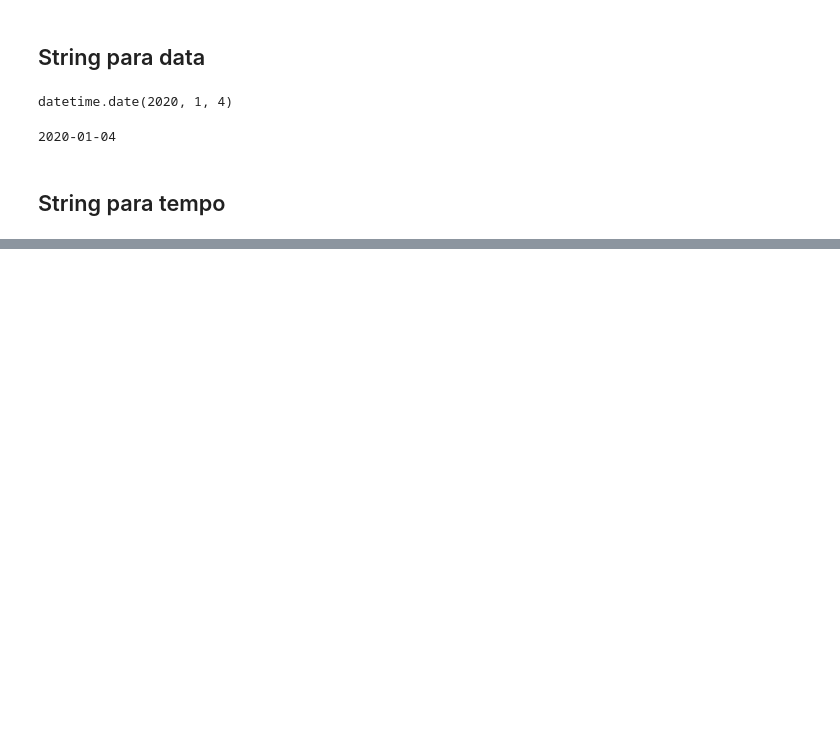
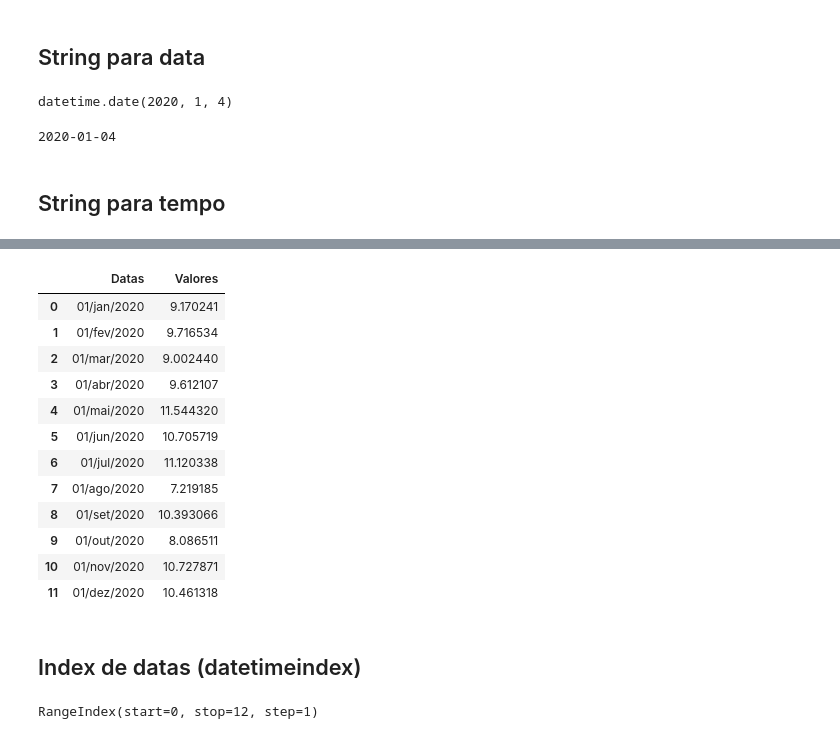
Before and after one commit to neriGabriel/data-science-machine-learning, a Jupyter notebook: modulo_time_series.ipynb, the cells around one changed output, grey strips where cells are left out. Saved outputs shown, nothing was run; the diff lists cells and outputs as text; code cells hidden in the pictures; blank space fills up the shorter version.

```diff
--- a/modulo_time_series.ipynb
+++ b/modulo_time_series.ipynb
@@ -85,0 +129,24 @@ str_tempo = ''
+# %%
+data = pd.DataFrame({'Datas': x, 'Valores': y})
+# %%
+data
+# %% [output]
+|  | Datas | Valores |
+| 0 | 01/jan/2020 | 9.170241 |
+| 1 | 01/fev/2020 | 9.716534 |
+| 2 | 01/mar/2020 | 9.002440 |
+| 3 | 01/abr/2020 | 9.612107 |
+| 4 | 01/mai/2020 | 11.544320 |
+| 5 | 01/jun/2020 | 10.705719 |
+| 6 | 01/jul/2020 | 11.120338 |
+| 7 | 01/ago/2020 | 7.219185 |
+| 8 | 01/set/2020 | 10.393066 |
+| 9 | 01/out/2020 | 8.086511 |
+| 10 | 01/nov/2020 | 10.727871 |
+| 11 | 01/dez/2020 | 10.461318 |
+# %% [markdown]
+## Index de datas (datetimeindex)
+# %%
+data.index
+# %% [output]
+RangeIndex(start=0, stop=12, step=1)
```
Also changed, not shown: parts of 32 cells of this notebook.
